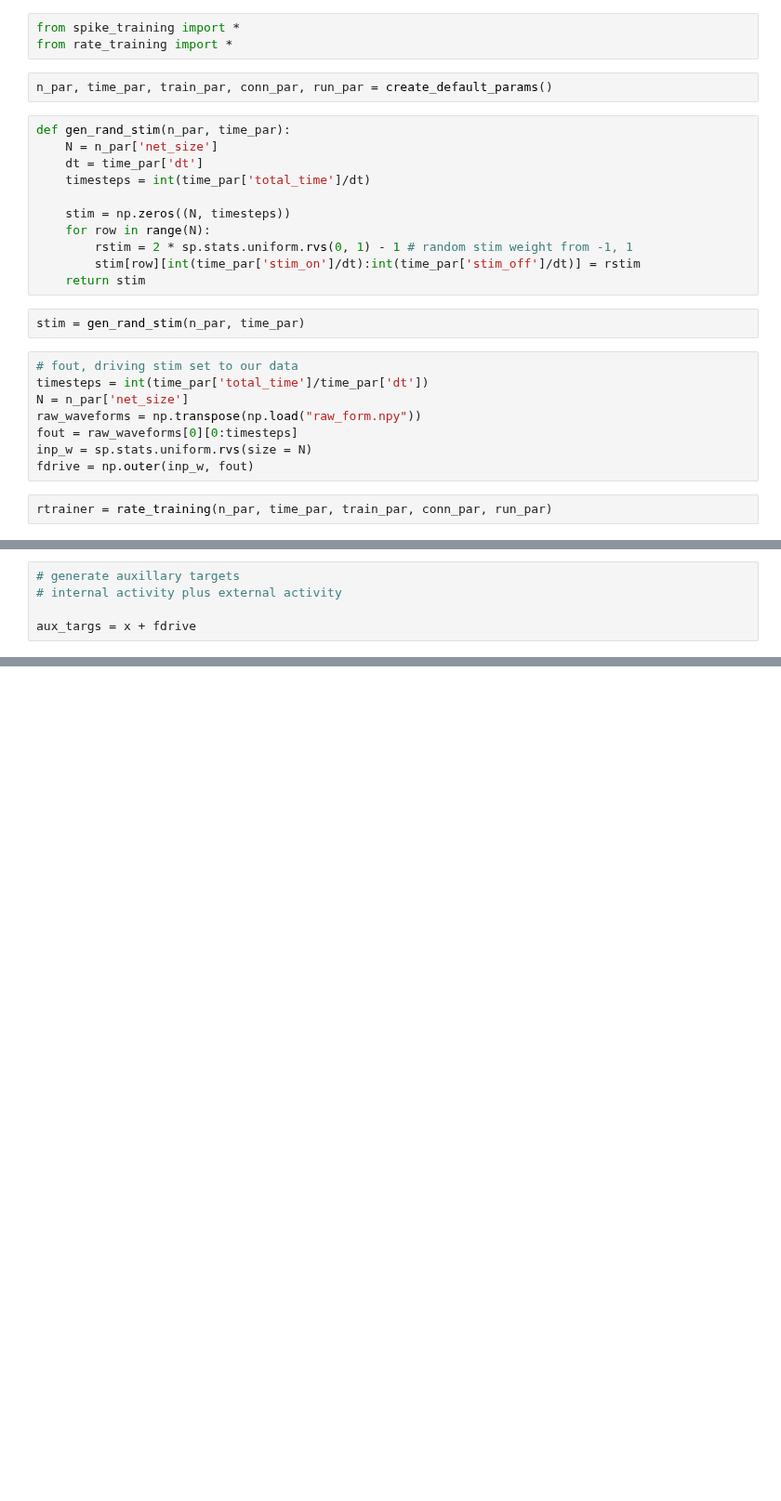
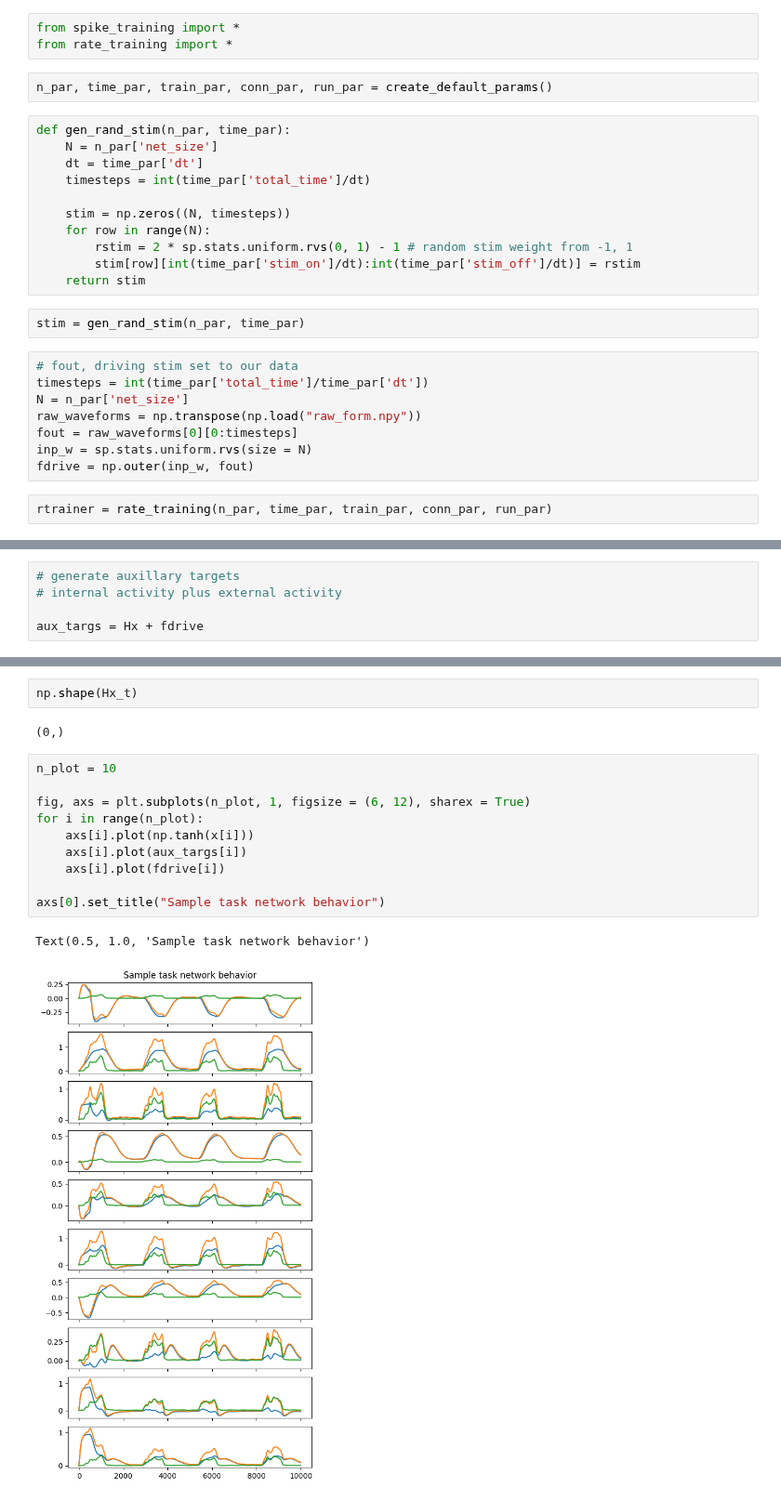
Before and after one commit to Sam-q-3736/srnn_rls, a Jupyter notebook: rate_testing.ipynb, the cells around one changed output, grey strips where cells are left out. Shown at 93% size. Saved outputs shown, nothing was run; the diff lists cells and outputs as text; blank space fills up the shorter version.

```diff
--- a/rate_testing.ipynb
+++ b/rate_testing.ipynb
@@ -50,5 +51,5 @@ Text(0.5, 1.0, 'Sample driven neuronal behavior')
 # generate auxillary targets
 # internal activity plus external activity
 
-aux_targs = x + fdrive
+aux_targs = Hx + fdrive
 # %%
@@ -60,0 +76,17 @@ plt.imshow(W_trained)
+# %%
+np.shape(Hx_t)
+# %% [output]
+(0,)
+# %%
+n_plot = 10
+
+fig, axs = plt.subplots(n_plot, 1, figsize = (6, 12), sharex = True)
+for i in range(n_plot):
+    axs[i].plot(np.tanh(x[i]))
+    axs[i].plot(aux_targs[i])
+    axs[i].plot(fdrive[i])
+
+axs[0].set_title("Sample task network behavior")
+# %% [output]
+Text(0.5, 1.0, 'Sample task network behavior')
+[figure, added]
```
Also changed, not shown: parts of 5 cells of this notebook.
